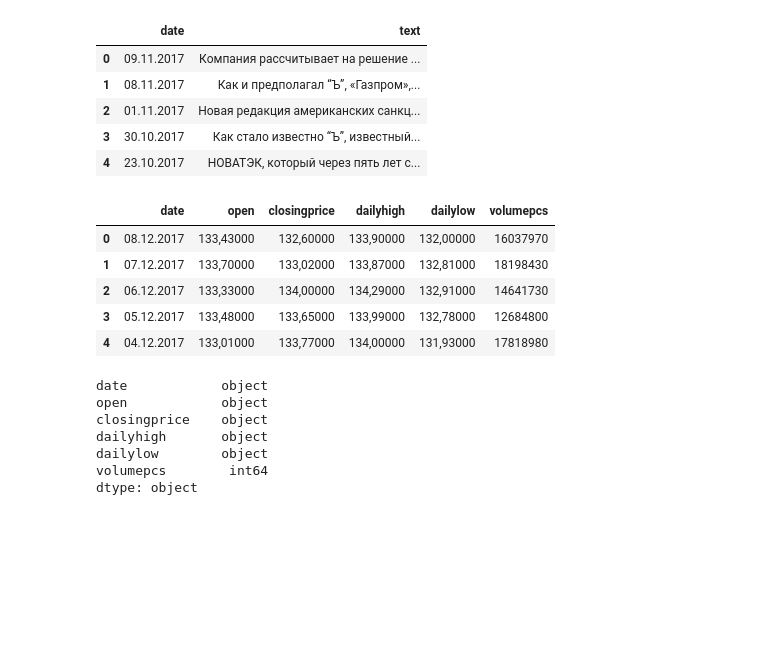
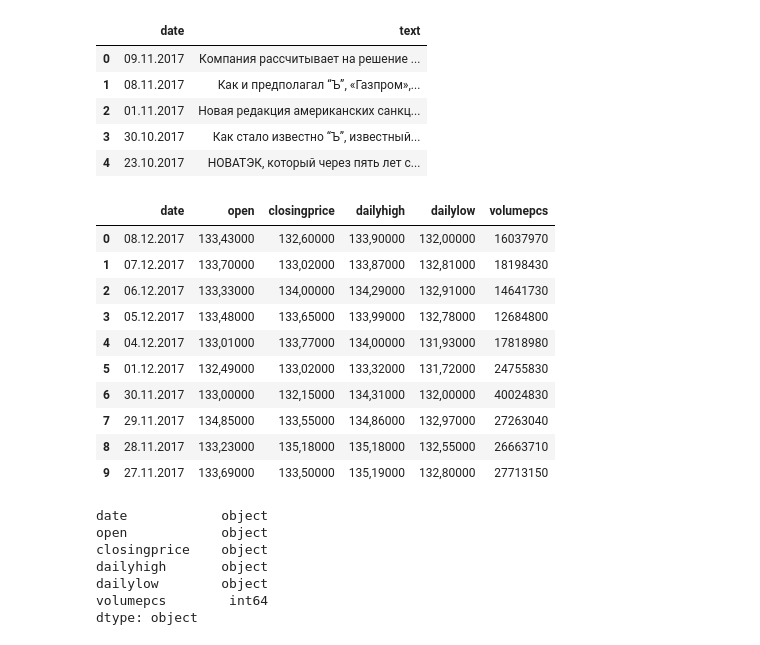
Before and after one commit to BobrG/IreneGit, a Jupyter notebook: hw2_nlp.ipynb, the cells around one changed output. Drawn from its saved outputs; the diff is of its cells as text; code cells hidden in the pictures; blank space fills up the shorter version.

```diff
--- a/hw2_nlp.ipynb
+++ b/hw2_nlp.ipynb
@@ -40,14 +46,19 @@ df.head()
 # %%
 pr_all = pd.read_csv('gazprom_prices.csv', sep=';')
 pr_all.columns = [i.lower() for i in pr_all.columns]
-pr_all.head(5)
+pr_all.head(10)
 # %% [output]
 |  | date | open | closingprice | dailyhigh | dailylow | volumepcs |
 | 0 | 08.12.2017 | 133,43000 | 132,60000 | 133,90000 | 132,00000 | 16037970 |
 | 1 | 07.12.2017 | 133,70000 | 133,02000 | 133,87000 | 132,81000 | 18198430 |
 | 2 | 06.12.2017 | 133,33000 | 134,00000 | 134,29000 | 132,91000 | 14641730 |
 | 3 | 05.12.2017 | 133,48000 | 133,65000 | 133,99000 | 132,78000 | 12684800 |
 | 4 | 04.12.2017 | 133,01000 | 133,77000 | 134,00000 | 131,93000 | 17818980 |
+| 5 | 01.12.2017 | 132,49000 | 133,02000 | 133,32000 | 131,72000 | 24755830 |
+| 6 | 30.11.2017 | 133,00000 | 132,15000 | 134,31000 | 132,00000 | 40024830 |
+| 7 | 29.11.2017 | 134,85000 | 133,55000 | 134,86000 | 132,97000 | 27263040 |
+| 8 | 28.11.2017 | 133,23000 | 135,18000 | 135,18000 | 132,55000 | 26663710 |
+| 9 | 27.11.2017 | 133,69000 | 133,50000 | 135,19000 | 132,80000 | 27713150 |
 # %%
 pr_all.dtypes
 # %% [output]
```
Also changed, not shown: parts of 28 cells of this notebook.
